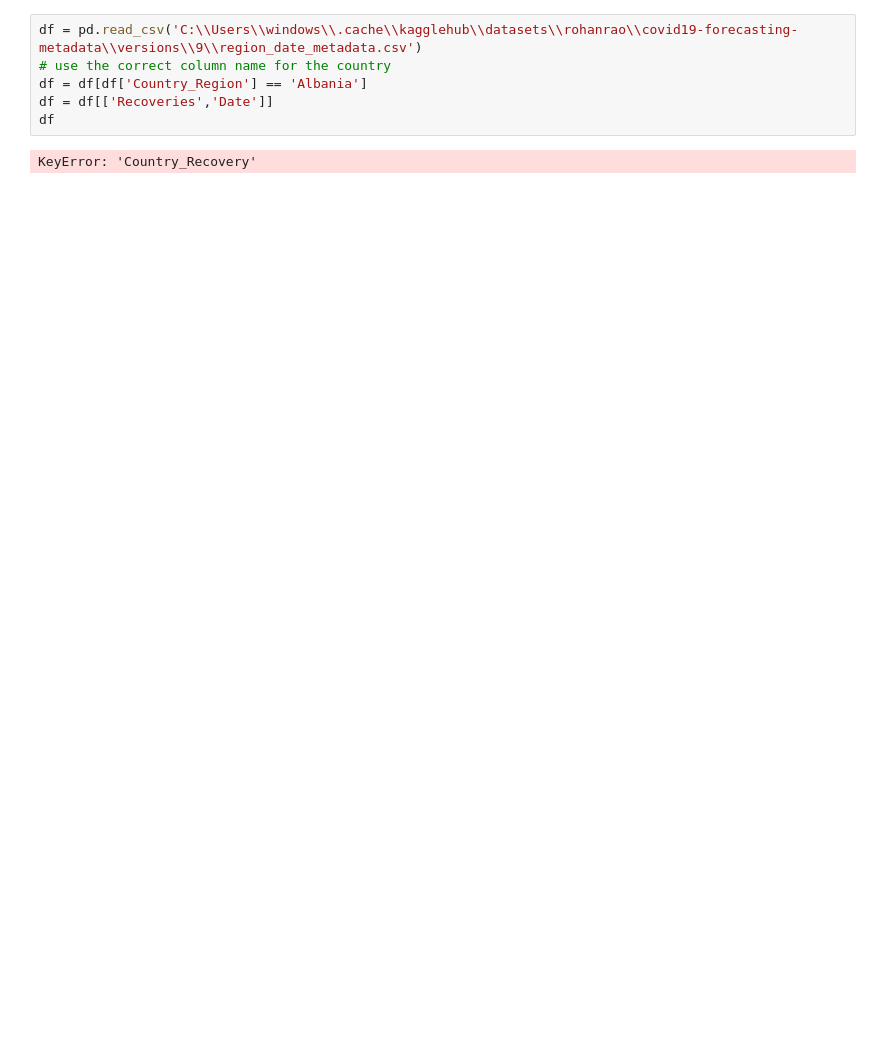
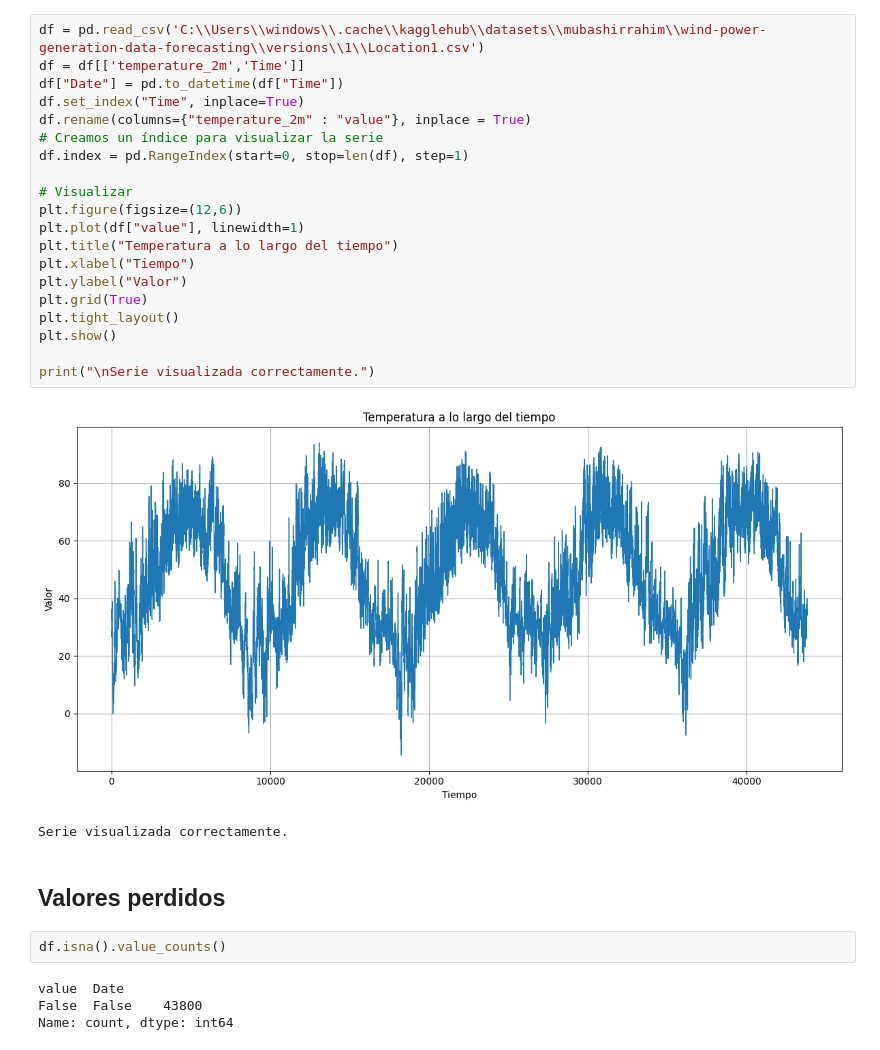
Before and after one commit to morenoarmando17-debug/Diplomado, a Jupyter notebook: Módulo 4 - Forecast.ipynb, the cells around one changed output. Saved outputs shown, nothing was run; the diff lists cells and outputs as text; blank space fills up the shorter version.

```diff
--- a/Módulo 4 - Forecast.ipynb
+++ b/Módulo 4 - Forecast.ipynb
@@ -13,8 +31,31 @@ import scipy.stats as stats
 # %%
-df = pd.read_csv('C:\\Users\\windows\\.cache\\kagglehub\\datasets\\rohanrao\\covid19-forecasting-metadata\\versions\\9\\region_date_metadata.csv')
-# use the correct column name for the country
-df = df[df['Country_Region'] == 'Albania']
-df = df[['Recoveries','Date']]
-df
+df = pd.read_csv('C:\\Users\\windows\\.cache\\kagglehub\\datasets\\mubashirrahim\\wind-power-generation-data-forecasting\\versions\\1\\Location1.csv')
+df = df[['temperature_2m','Time']]
+df["Date"] = pd.to_datetime(df["Time"])
+df.set_index("Time", inplace=True)
+df.rename(columns={"temperature_2m" : "value"}, inplace = True)
+# Creamos un índice para visualizar la serie
+df.index = pd.RangeIndex(start=0, stop=len(df), step=1)
+
+# Visualizar
+plt.figure(figsize=(12,6))
+plt.plot(df["value"], linewidth=1)
+plt.title("Temperatura a lo largo del tiempo")
+plt.xlabel("Tiempo")
+plt.ylabel("Valor")
+plt.grid(True)
+plt.tight_layout()
+plt.show()
+
+print("\nSerie visualizada correctamente.")
 # %% [output]
+[figure, added]
-KeyError: 'Country_Recovery'
+Serie visualizada correctamente.
+# %% [markdown]
+## Valores perdidos
+# %%
+df.isna().value_counts()
+# %% [output]
+value  Date
+False  False    43800
+Name: count, dtype: int64
```
Also changed, not shown: parts of 5 cells of this notebook.
